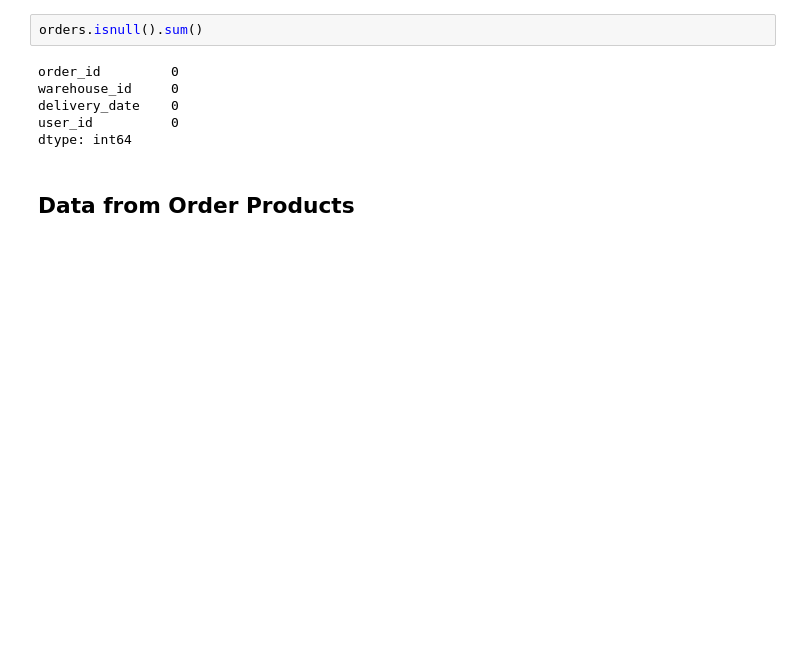
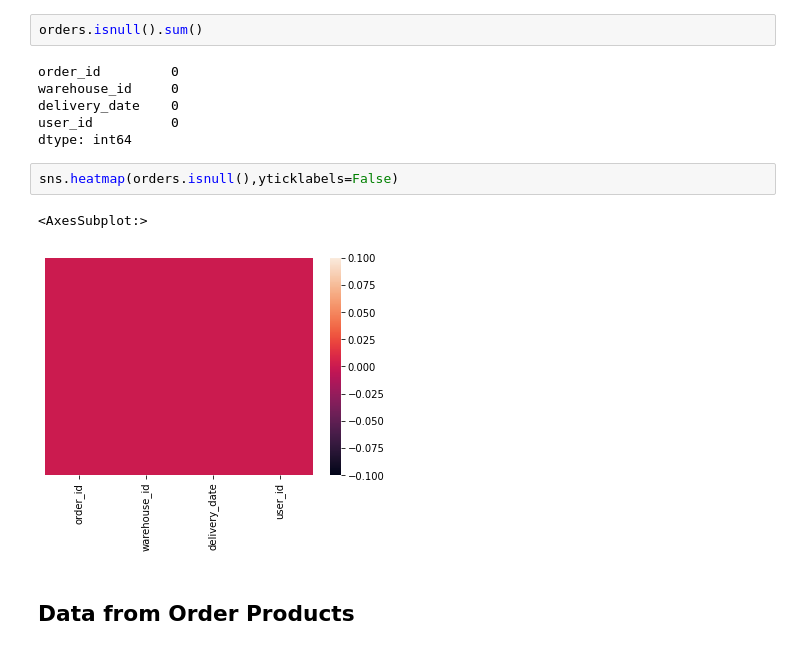
Before and after one commit to alexaugusto23/warehouse_dataset, a Jupyter notebook: warehouse_analysis.ipynb, the cells around one changed output. Cells and saved outputs as stored; diff of their text form; blank space fills up the shorter version.

Commit message:
analisy with graphs

```diff
--- a/warehouse_analysis.ipynb
+++ b/warehouse_analysis.ipynb
@@ -114,6 +117,11 @@ warehouse_id     0
 delivery_date    0
 user_id          0
 dtype: int64
+# %%
+sns.heatmap(orders.isnull(),yticklabels=False)
+# %% [output]
+<AxesSubplot:>
+[figure, added]
 # %% [markdown]
 ## Data from Order Products
 # %%
```
Also changed, not shown: parts of 27 cells of this notebook, 1 other file.
